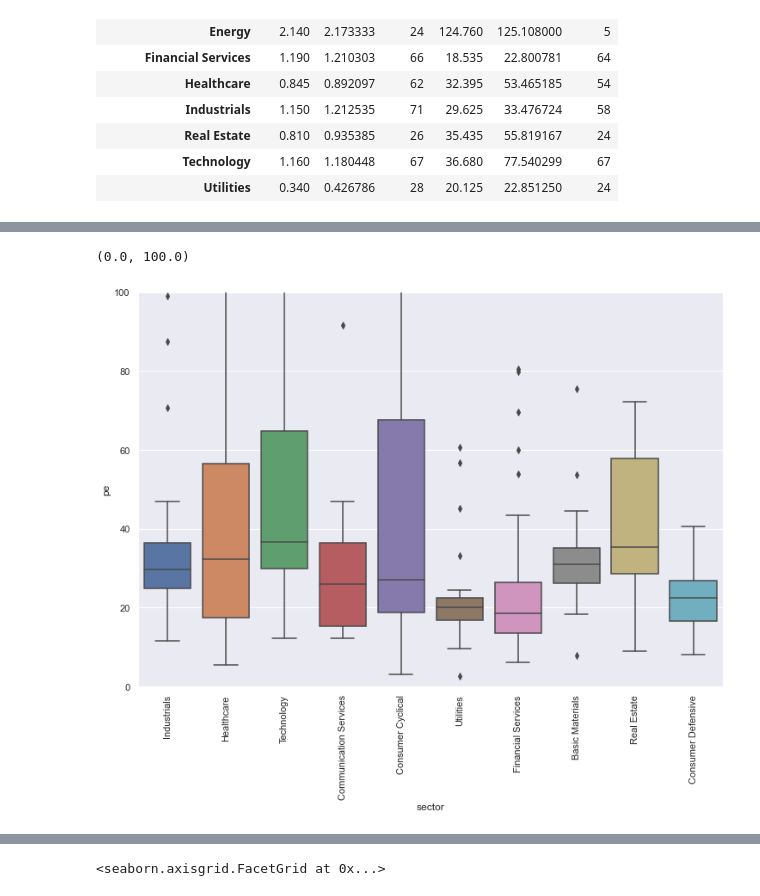
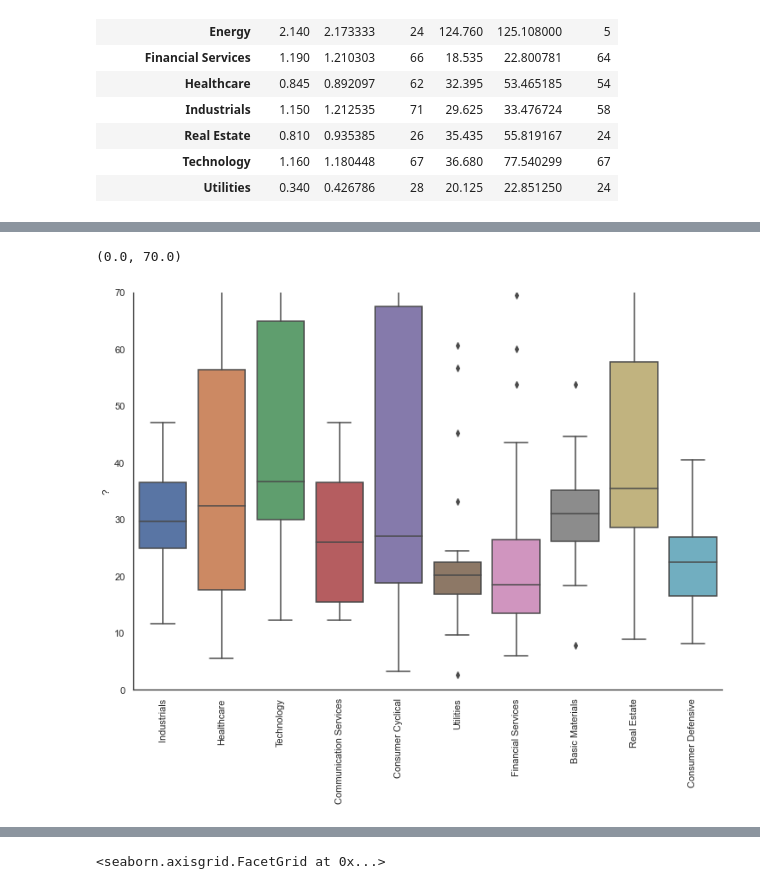
Before and after one commit to egn202/Python_Scrapy_SP500_Stocks, a Jupyter notebook: clean_data/exploratory_scratch.ipynb, the cells around one changed output, grey strips where cells are left out. Saved outputs shown, nothing was run; the diff lists cells and outputs as text; code cells hidden in the pictures.

```diff
--- a/clean_data/exploratory_scratch.ipynb
+++ b/clean_data/exploratory_scratch.ipynb
@@ -97,10 +109,13 @@ g.set(xlabel="# of Companies", ylabel = "Sector")
 # %%
 #gtg
 filt = df.sector != 'Energy'
 df2=df.loc[filt]
+# sns.set(font_scale=1)
+sns.set_style("white")
 g = sns.catplot(x="sector", y="pe", kind="box", data=df2, height=7, aspect=1.5)
 g.set_xticklabels(rotation=90)
-plt.ylim(0,100)
+g.set(xlabel="", ylabel = "?")
+plt.ylim(0,70)
 # %% [output]
-(0.0, 100.0)
+(0.0, 70.0)
-[figure, old version]
+[figure, new version]
```
Also changed, not shown: parts of 6 cells of this notebook, 2 other files.
